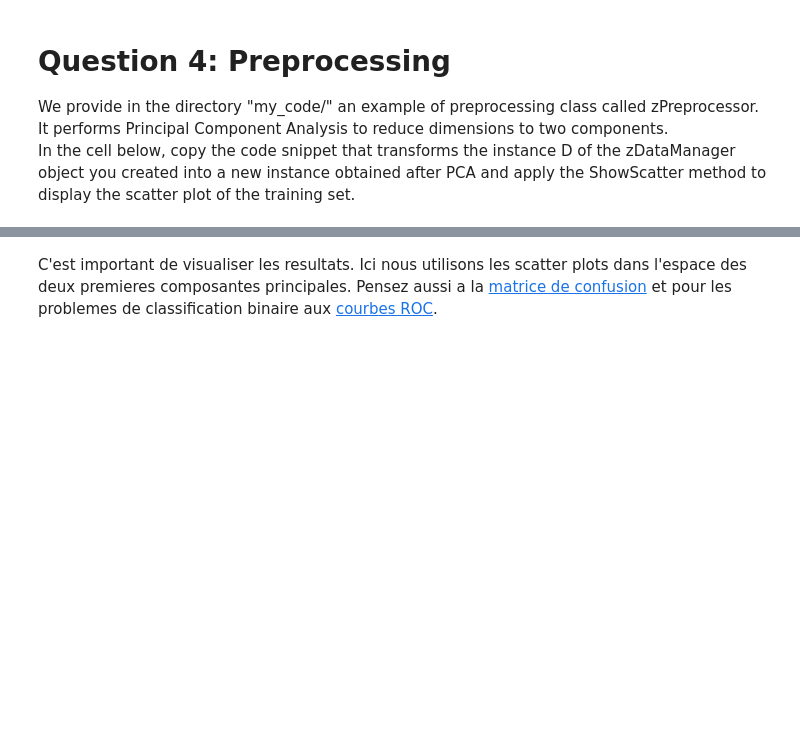
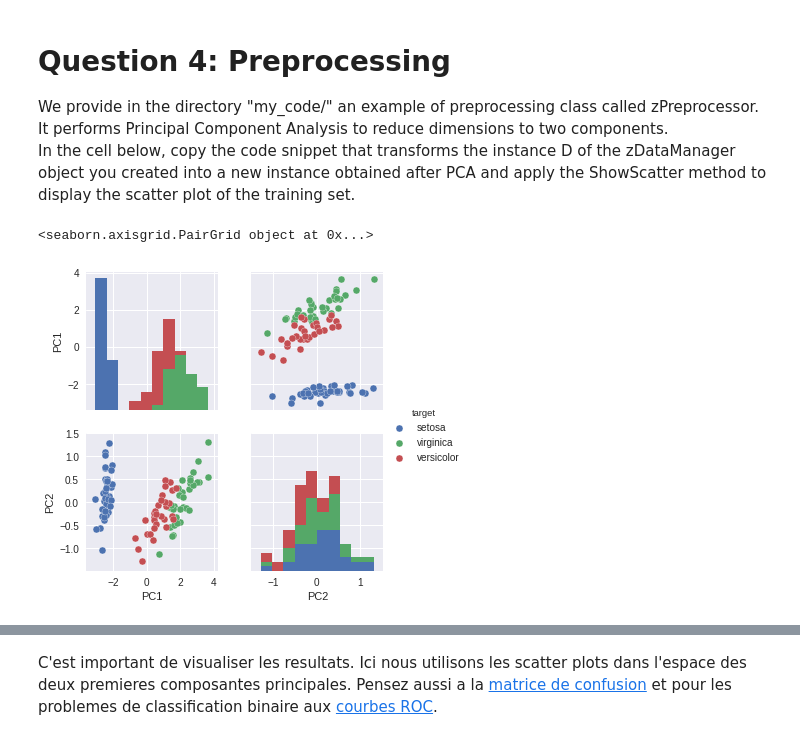
Before and after one commit to sebastienPatte/info232, a Jupyter notebook: TP2/README.ipynb, the cells around one changed output, grey strips where cells are left out. Drawn from its saved outputs; the diff is of its cells as text; code cells hidden in the pictures; blank space fills up the shorter version.

```diff
--- a/TP2/README.ipynb
+++ b/TP2/README.ipynb
@@ -339,3 +328,35 @@ In the cell below, copy the code snippet that transforms the instance D of the z
+# %%
+from sklearn.base import BaseEstimator
+from sklearn.decomposition import PCA
+import numpy as np
+
+class Preprocessor(BaseEstimator):
+    def __init__(self):
+        self.transformer = PCA(n_components=2)
+
+    def fit(self, X, y=None):
+        return self.transformer.fit(X, y)
+
+    def fit_transform(self, X, y=None):
+        return self.transformer.fit_transform(X)
+
+    def transform(self, X, y=None):
+        return self.transformer.transform(X)
+
+Prepro = Preprocessor()
+
+# Preprocess on the data and load it back into D
+D.data['X_train'] = Prepro.fit_transform(D.data['X_train'], D.data['Y_train'])
+D.data['X_valid'] = Prepro.transform(D.data['X_valid'])
+D.data['X_test'] = Prepro.transform(D.data['X_test'])
+D.feat_name = np.array(['PC1', 'PC2'])
+D.feat_type = np.array(['Numeric', 'Numeric'])
+
+
+print( D.ShowScatter(set_name))
+# %% [output]
+<seaborn.axisgrid.PairGrid object at 0x...>
+[figure, added]
 # %%
 question = 4
 reponse = D.ClfScatter(M, dim1=0, dim2=1, title='oneR')
```
Also changed, not shown: parts of 14 cells of this notebook, 11 other files.
